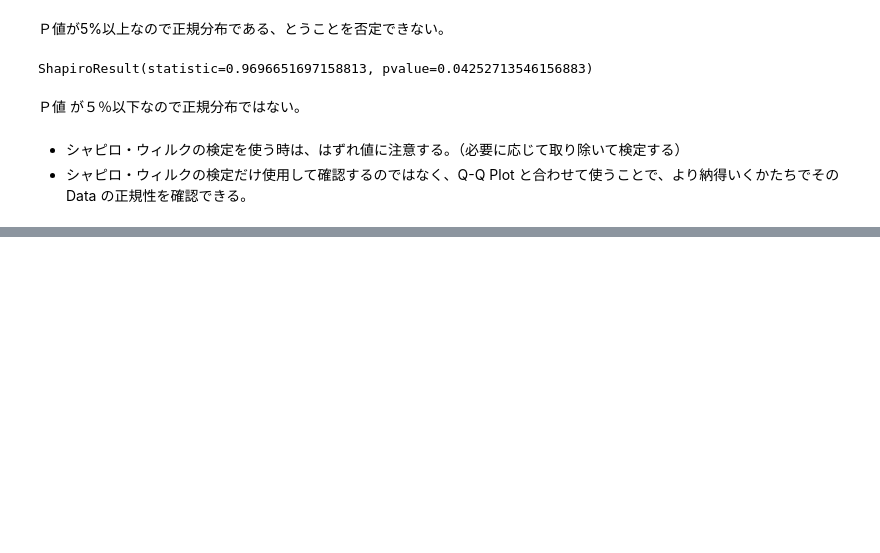
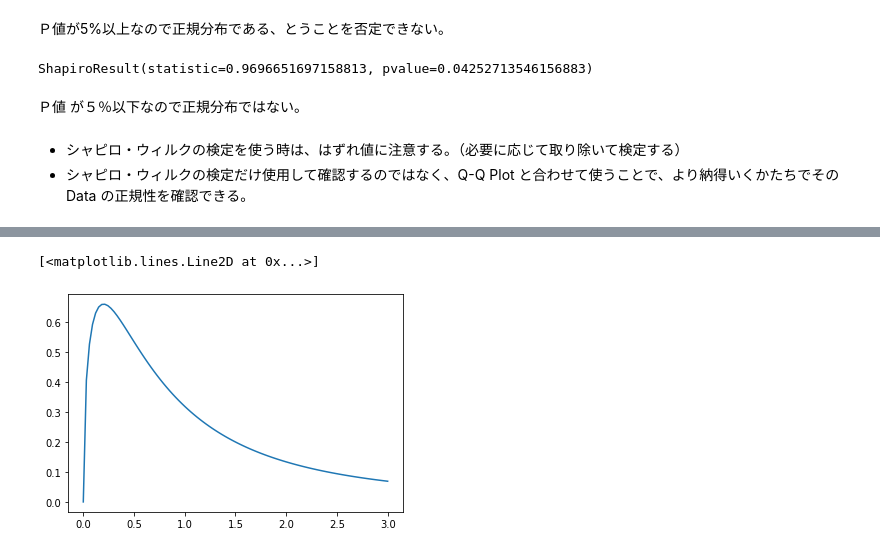
Before and after one commit to 1024xx4/statistics_udemy, a Jupyter notebook: norm_and_homo_test.ipynb, the cells around one changed output, grey strips where cells are left out. Saved outputs shown, nothing was run; the diff lists cells and outputs as text; code cells hidden in the pictures; blank space fills up the shorter version.

```diff
--- a/norm_and_homo_test.ipynb
+++ b/norm_and_homo_test.ipynb
@@ -71,0 +105,5 @@ ShapiroResult(statistic=0.9696651697158813, pvalue=0.04252713546156883)
+# %%
+plt.plot(x, y)
+# %% [output]
+[<matplotlib.lines.Line2D at 0x...>]
+[figure, added]
```
Also changed, not shown: parts of 3 cells of this notebook.
